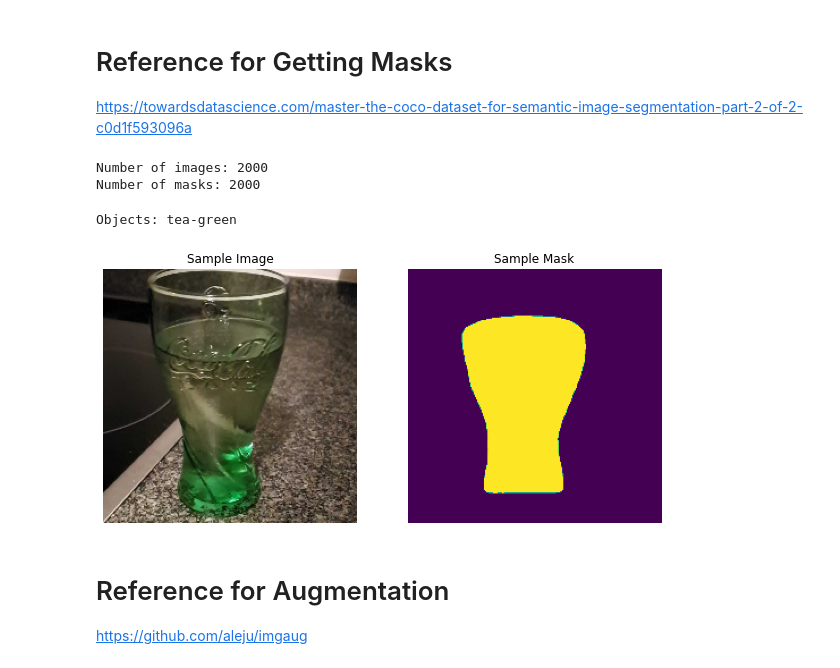
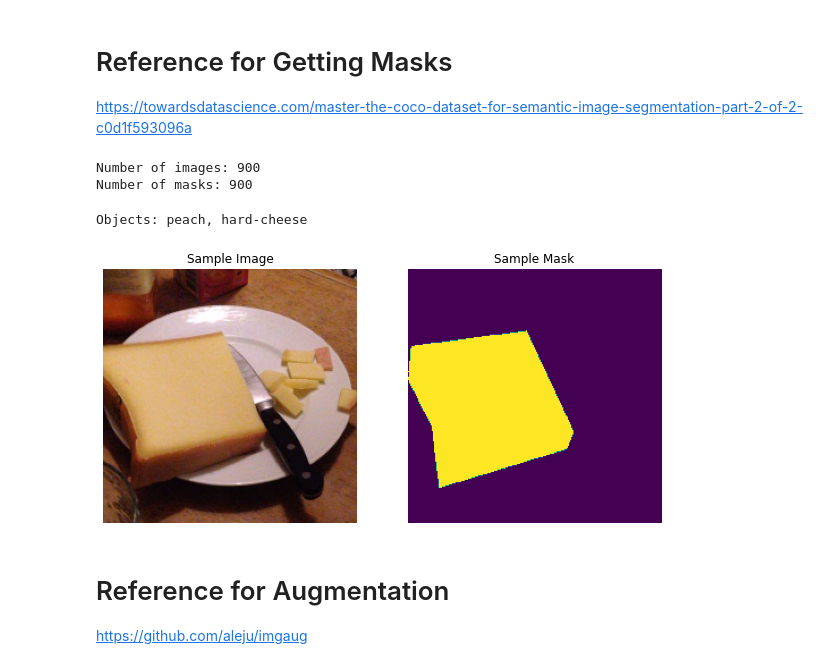
Before and after one commit to lucamarini22/food-recognition-challenge, a Jupyter notebook: food-recognition-challenge.ipynb, the cells around one changed output. Saved outputs shown, nothing was run; the diff lists cells and outputs as text; code cells hidden in the pictures.

```diff
--- a/food-recognition-challenge.ipynb
+++ b/food-recognition-challenge.ipynb
@@ -110,7 +110,6 @@ def getImgs(path, image_size, subset=False, subset_size=500):
 
     img_lst = []
     msk_lst = []
-    obj_lst = []
 
     for file in images:
         # Read the image from the full file path
@@ -123,9 +122,6 @@ def getImgs(path, image_size, subset=False, subset_size=500):
         # Create a zero array for the mask with the given size
         full_mask = np.zeros(image_size)
 
-        # Create a list to save the name of each object of the mask
-        obj_names = []
-
         for i, ann in enumerate(anns):
             # Check if the annotation belongs to the current image
             if ann['image_id'] == file['id']:
@@ -133,66 +129,67 @@ def getImgs(path, image_size, subset=False, subset_size=500):
 
                 # Get the category's name from the annotation's category Id
                 category = coco.loadCats(annotation['category_id'])[0]['name']
-                obj_names.append(category)
 
                 # Label each object in the mask with its pixel value from the classes dataframe
                 # The values are incremented by 1 so that only the background (no object) has a pixel value of 0
-                mask = coco.annToMask(annotation) * (classes[classes.Category == category].index[0] + 1)
+                mask = cv2.resize(coco.annToMask(annotation), image_size)
+                mask = mask * (classes[classes.Category == category].index[0] + 1)
 
                 # Resize and merge the mask for each object in the image
-                mask = cv2.resize(mask, image_size)
                 full_mask = np.maximum(mask, full_mask)
 
+        # Add a 3rd dimension to the full mask
         full_mask = full_mask.reshape(image_size[0], image_size[1], 1)
 
         img_lst.append(img)
         msk_lst.append(full_mask)
-        obj_lst.append(obj_names)
 
-    return img_lst, msk_lst, obj_lst
+    return img_lst, msk_lst
 # %%
 # Get the images and masks from the given path
-images, masks, objects = getImgs(train_imgs_path, (224, 224), subset=True, subset_size=2000)
+images, masks = getImgs(train_imgs_path, (224, 224), subset=True, subset_size=900)
 
 # Check if the number of images and masks are the same
 print('Number of images: {}'.format(len(images)))
 print('Number of masks: {}'.format(len(masks)))
 # %% [output]
-Number of images: 2000
-Number of masks: 2000
+Number of images: 900
+Number of masks: 900
 # %%
 # Function to show a sample image with its mask
-def showSamp(imgs, msks, objs, n=None):
+def showSamp(img_lst, msk_lst, df, n=None):
     plt.figure(figsize=(10, 10))
-    length = len(imgs)
+    length = len(img_lst)
 
     if n is None:
         n = random.randrange(length)
 
     ax1 = plt.subplot(1, 2, 1)
-    ax1.imshow(imgs[n])
+    ax1.imshow(img_lst[n])
     ax1.axis('off')
     ax1.title.set_text('Sample Image')
 
     ax2 = plt.subplot(1, 2, 2)
-    ax2.imshow(msks[n])
+    ax2.imshow(msk_lst[n])
     ax2.axis('off')
     ax2.title.set_text('Sample Mask')
 
-    for i, e in enumerate(objs[n]):
+    obj_lst = np.unique(msk_lst[n])
+    for i, e in enumerate(obj_lst):
+        obj = df.iloc[[e-1]]['Category'].values[0]
         if i == 0:
-            objects = e
+            objects = obj
         else:
-            objects += ', ' + e
+            objects += ', ' + obj
     print('Objects: {}'.format(objects))
 
     plt.show()
 # %%
 # Show sample images and masks
-showSamp(images, masks, objects)
+showSamp(images, masks, classes)
 # %% [output]
-Objects: tea-green
+Objects: peach, hard-cheese
-[figure, old version]
+[figure, new version]
 # %% [markdown]
 # Reference for Augmentation
 
```
Also changed, not shown: parts of 12 cells of this notebook.
